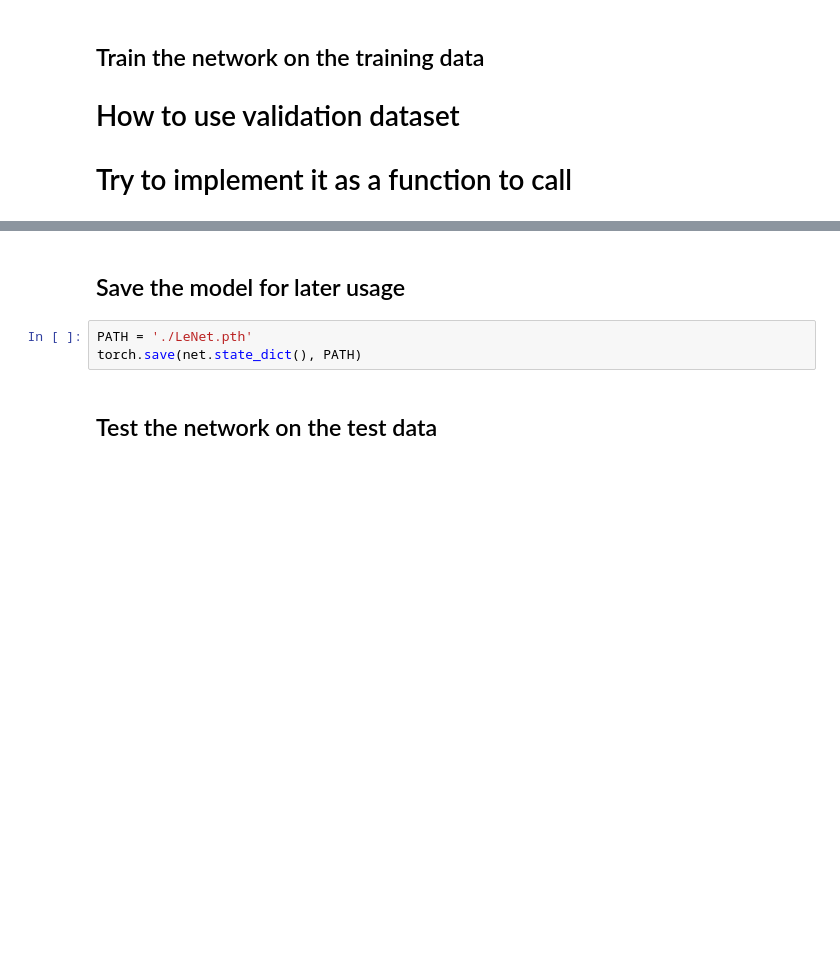
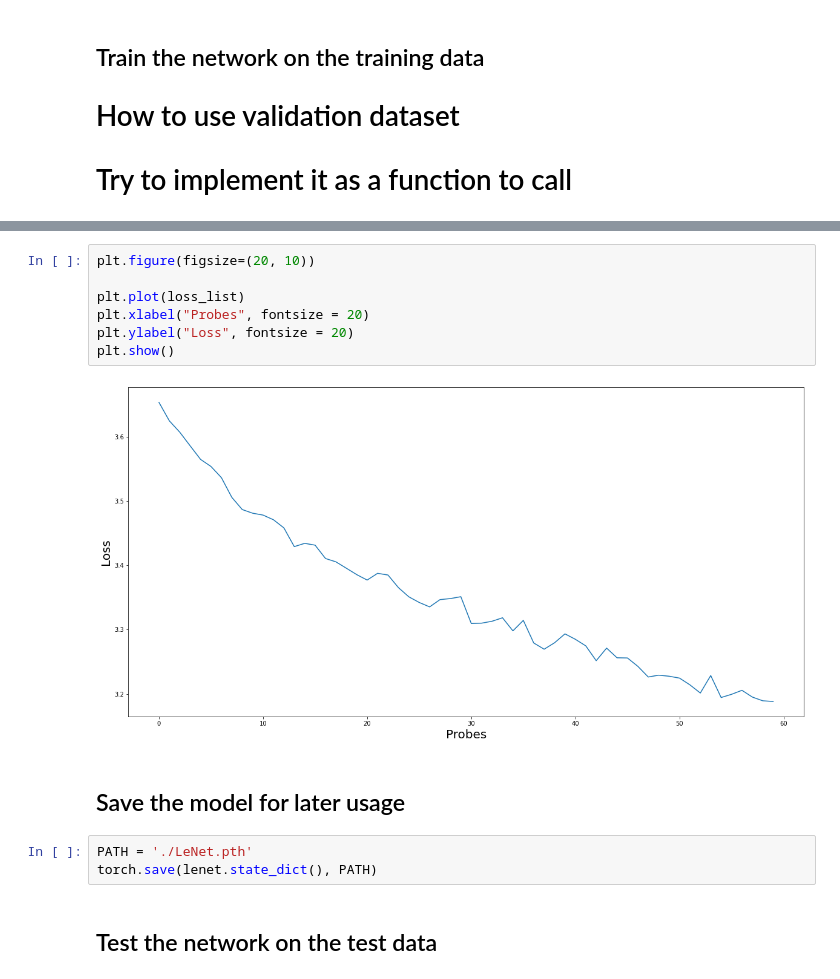
Before and after one commit to Ratherman/AI, a Jupyter notebook: DeepLearning/HW4/PT_LeNet5.ipynb, the cells around one changed output, grey strips where cells are left out. Cells and saved outputs as stored; diff of their text form; blank space fills up the shorter version.

Commit message:
PyTorch Finished

```diff
--- a/DeepLearning/HW4/PT_LeNet5.ipynb
+++ b/DeepLearning/HW4/PT_LeNet5.ipynb
@@ -195,8 +284,17 @@ Accuracy of the network on the test images: 7 %
+# %%
+plt.figure(figsize=(20, 10))
+
+plt.plot(loss_list)
+plt.xlabel("Probes", fontsize = 20)
+plt.ylabel("Loss", fontsize = 20)
+plt.show()
+# %% [output]
+[figure, added]
 # %% [markdown]
 ## Save the model for later usage
 # %%
 PATH = './LeNet.pth'
-torch.save(net.state_dict(), PATH)
+torch.save(lenet.state_dict(), PATH)
 # %% [markdown]
 ## Test the network on the test data
 # %%
```
Also changed, not shown: parts of 3 cells of this notebook, 1 other file.
